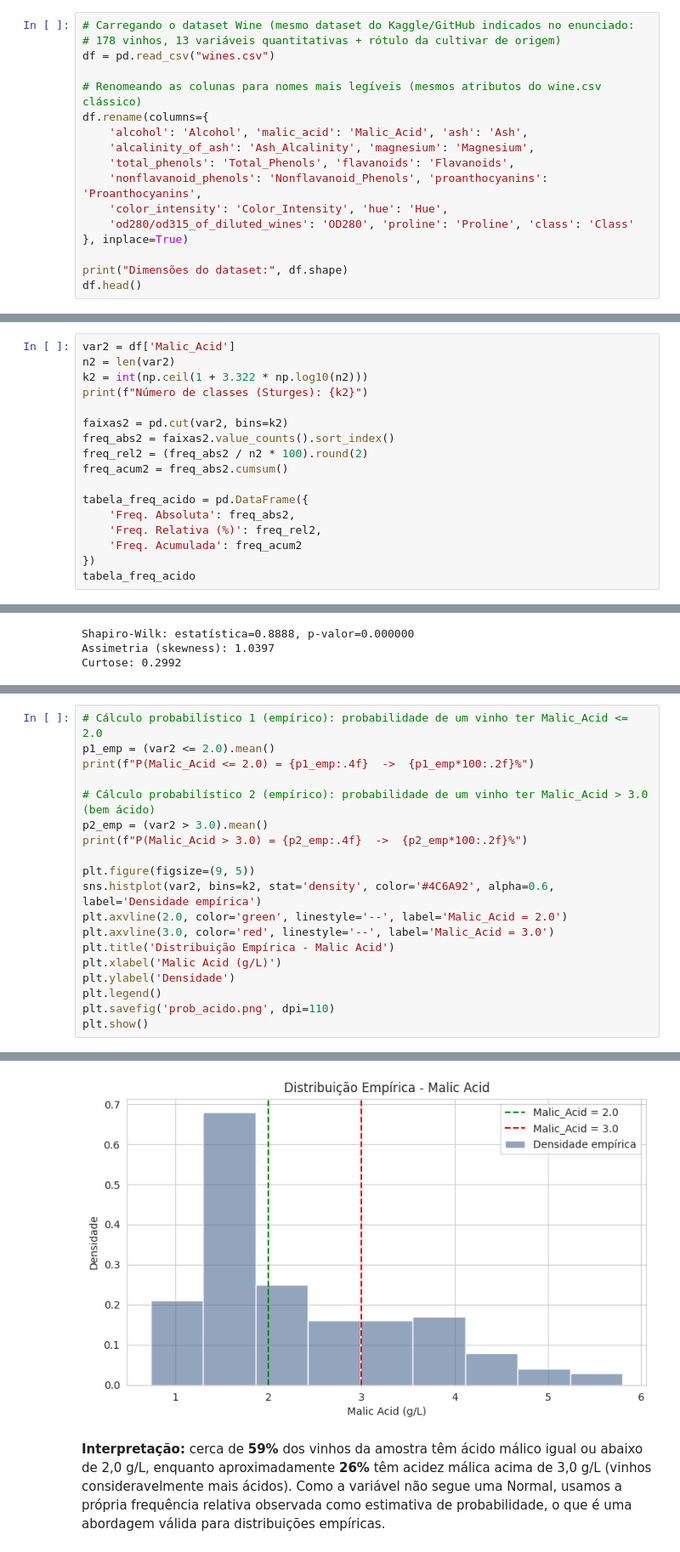
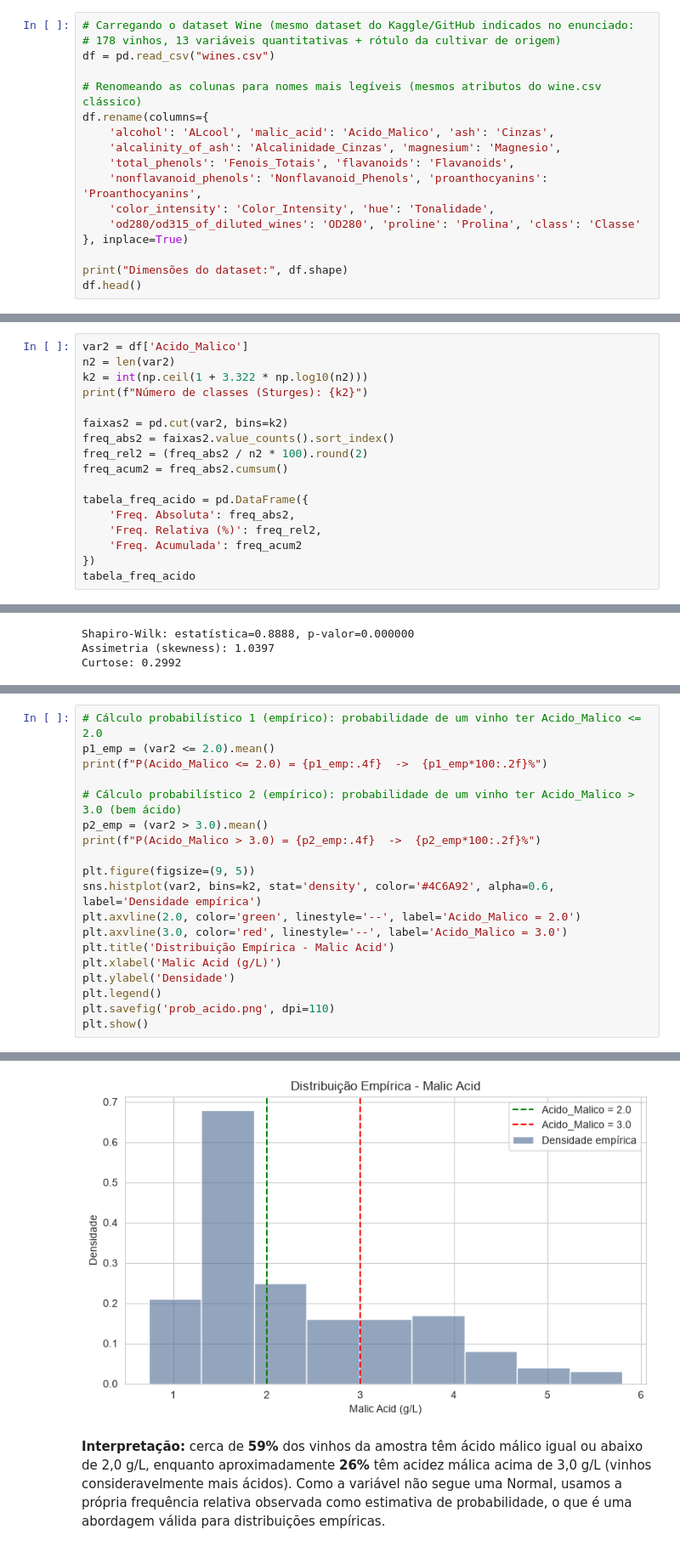
Before and after one commit to linogustavoestudos-cpu/checkpoint5-wine, a Jupyter notebook: Checkpoint5_GustavoLino_RM574157.ipynb, the cells around one changed output, grey strips where cells are left out. Shown at 85% size. Cells and saved outputs as stored; diff of their text form.

```diff
--- a/Checkpoint5_GustavoLino_RM574157.ipynb
+++ b/Checkpoint5_GustavoLino_RM574157.ipynb
@@ -40,12 +43,12 @@ df = pd.read_csv("wines.csv")
 
 # Renomeando as colunas para nomes mais legíveis (mesmos atributos do wine.csv clássico)
 df.rename(columns={
-    'alcohol': 'Alcohol', 'malic_acid': 'Malic_Acid', 'ash': 'Ash',
-    'alcalinity_of_ash': 'Ash_Alcalinity', 'magnesium': 'Magnesium',
-    'total_phenols': 'Total_Phenols', 'flavanoids': 'Flavanoids',
+    'alcohol': 'ALcool', 'malic_acid': 'Acido_Malico', 'ash': 'Cinzas',
+    'alcalinity_of_ash': 'Alcalinidade_Cinzas', 'magnesium': 'Magnesio',
+    'total_phenols': 'Fenois_Totais', 'flavanoids': 'Flavanoids',
     'nonflavanoid_phenols': 'Nonflavanoid_Phenols', 'proanthocyanins': 'Proanthocyanins',
-    'color_intensity': 'Color_Intensity', 'hue': 'Hue',
-    'od280/od315_of_diluted_wines': 'OD280', 'proline': 'Proline', 'class': 'Class'
+    'color_intensity': 'Color_Intensity', 'hue': 'Tonalidade',
+    'od280/od315_of_diluted_wines': 'OD280', 'proline': 'Prolina', 'class': 'Classe'
 }, inplace=True)
 
 print("Dimensões do dataset:", df.shape)
@@ -273,6 +276,6 @@ os vinhos possíveis.
 ### a) Visualização dos Dados: Tabela de Distribuição de Frequências e Gráfico
 # %%
-var2 = df['Malic_Acid']
+var2 = df['Acido_Malico']
 n2 = len(var2)
 k2 = int(np.ceil(1 + 3.322 * np.log10(n2)))
 print(f"Número de classes (Sturges): {k2}")
@@ -400,18 +403,18 @@ aproxima mais de uma **distribuição Log-Normal** (comum em variáveis físico-
 podem ser negativas e têm cauda longa à direita). Vamos então usar a distribuição empírica
 (frequências relativas) para os cálculos de probabilidade, sem assumir normalidade.
 # %%
-# Cálculo probabilístico 1 (empírico): probabilidade de um vinho ter Malic_Acid <= 2.0
+# Cálculo probabilístico 1 (empírico): probabilidade de um vinho ter Acido_Malico <= 2.0
 p1_emp = (var2 <= 2.0).mean()
-print(f"P(Malic_Acid <= 2.0) = {p1_emp:.4f}  ->  {p1_emp*100:.2f}%")
+print(f"P(Acido_Malico <= 2.0) = {p1_emp:.4f}  ->  {p1_emp*100:.2f}%")
 
-# Cálculo probabilístico 2 (empírico): probabilidade de um vinho ter Malic_Acid > 3.0 (bem ácido)
+# Cálculo probabilístico 2 (empírico): probabilidade de um vinho ter Acido_Malico > 3.0 (bem ácido)
 p2_emp = (var2 > 3.0).mean()
-print(f"P(Malic_Acid > 3.0) = {p2_emp:.4f}  ->  {p2_emp*100:.2f}%")
+print(f"P(Acido_Malico > 3.0) = {p2_emp:.4f}  ->  {p2_emp*100:.2f}%")
 
 plt.figure(figsize=(9, 5))
 sns.histplot(var2, bins=k2, stat='density', color='#4C6A92', alpha=0.6, label='Densidade empírica')
-plt.axvline(2.0, color='green', linestyle='--', label='Malic_Acid = 2.0')
-plt.axvline(3.0, color='red', linestyle='--', label='Malic_Acid = 3.0')
+plt.axvline(2.0, color='green', linestyle='--', label='Acido_Malico = 2.0')
+plt.axvline(3.0, color='red', linestyle='--', label='Acido_Malico = 3.0')
 plt.title('Distribuição Empírica - Malic Acid')
 plt.xlabel('Malic Acid (g/L)')
 plt.ylabel('Densidade')
@@ -424,4 +427,4 @@ P(Malic_Acid > 3.0) = 0.2640  ->  26.40%
-[figure, old version]
+[figure, new version]
 # %% [markdown]
 **Interpretação:** cerca de **59%** dos vinhos da amostra têm ácido málico igual ou
 abaixo de 2,0 g/L, enquanto aproximadamente **26%** têm acidez málica acima de 3,0 g/L
```
Also changed, not shown: parts of 26 cells of this notebook.
